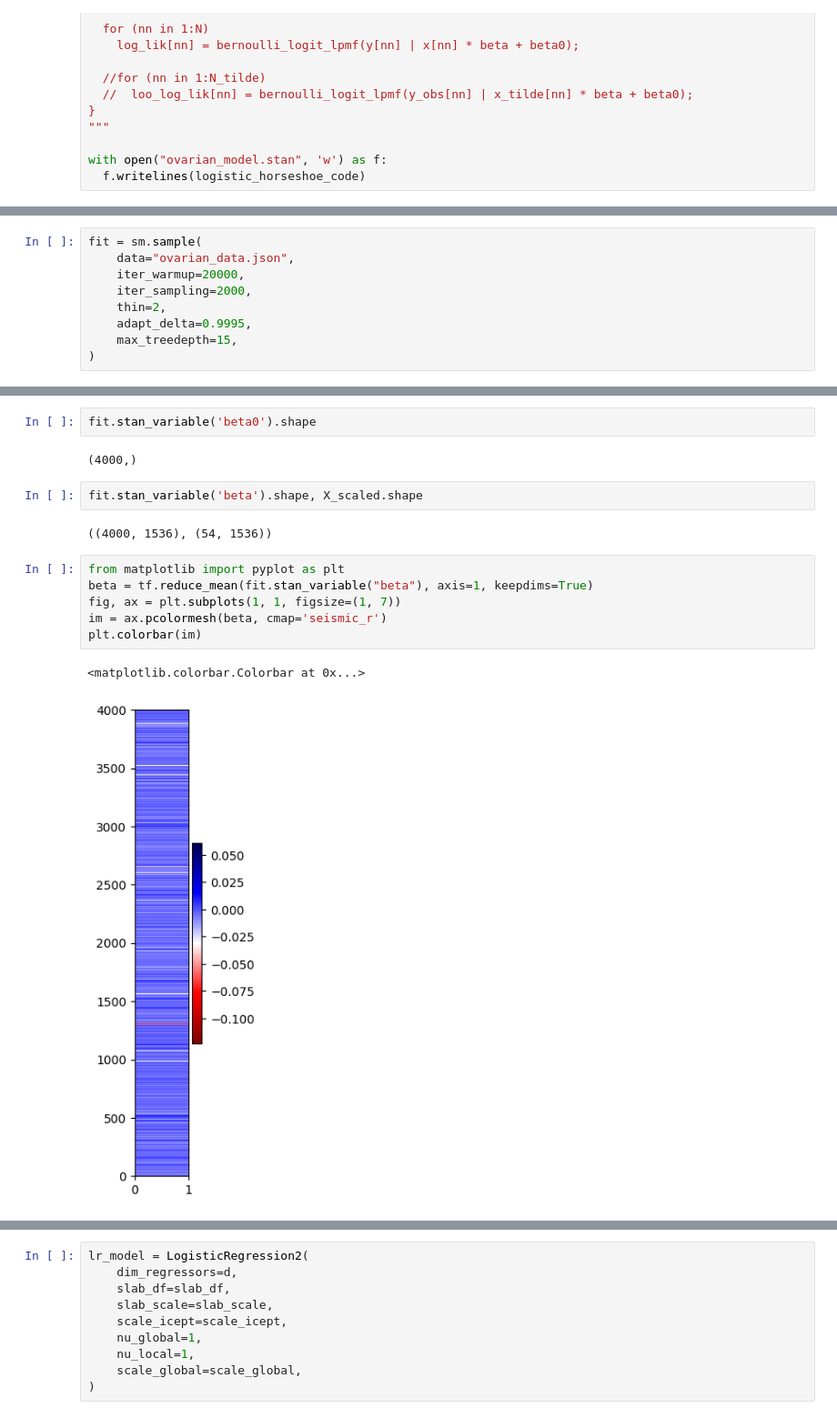
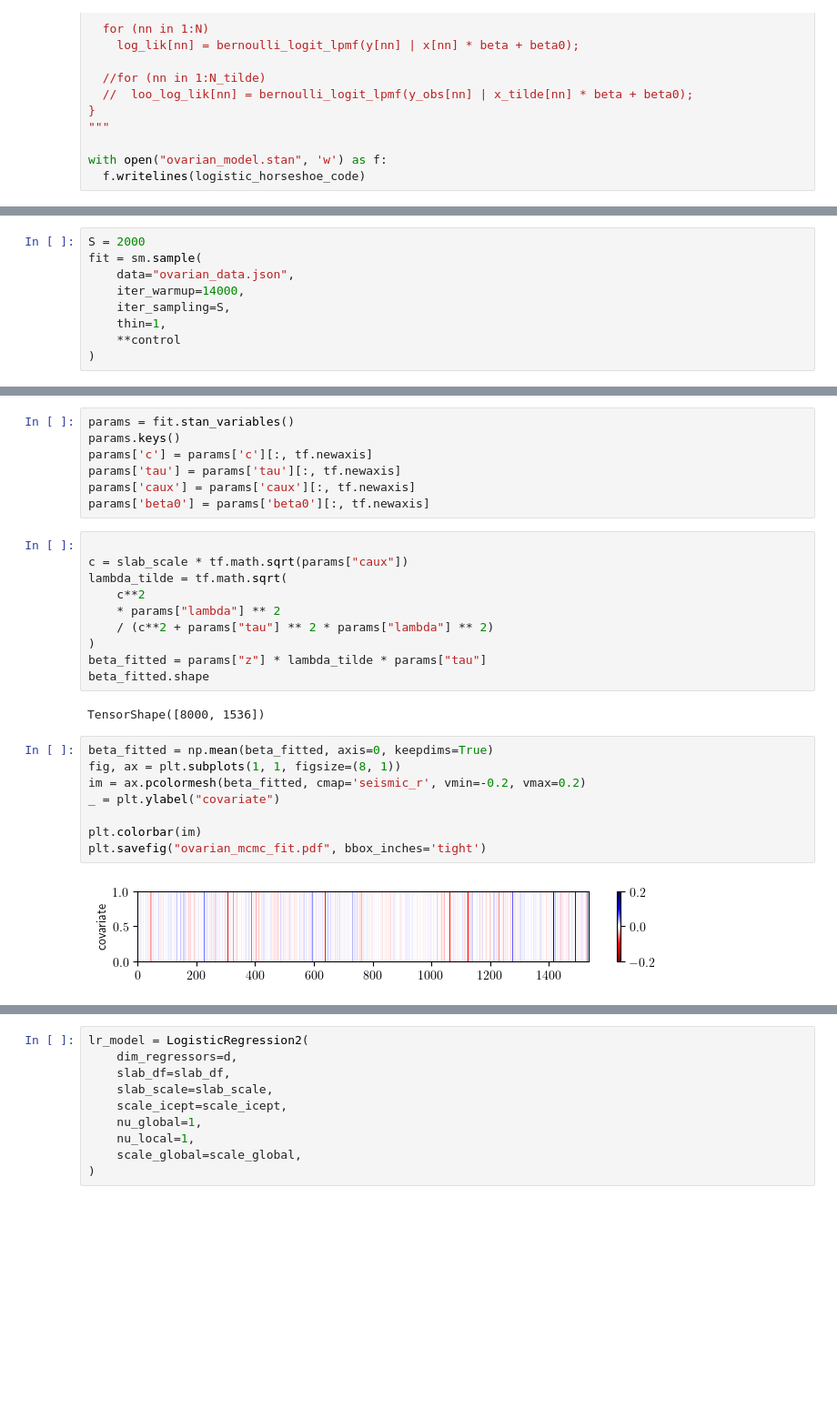
Before and after one commit to mederrata/bayesianquilts, a Jupyter notebook: notebooks/ovarian_pystan.ipynb, the cells around one changed output, grey strips where cells are left out. Shown: that part at 91% size. Drawn from its saved outputs; the diff is of its cells as text; blank space fills up the shorter version.

```diff
--- a/notebooks/ovarian_pystan.ipynb
+++ b/notebooks/ovarian_pystan.ipynb
@@ -139,10 +154,10 @@ with open("ovarian_data.json", 'w') as f:
 # %%
+S = 2000
 fit = sm.sample(
     data="ovarian_data.json",
-    iter_warmup=20000,
-    iter_sampling=2000,
-    thin=2,
-    adapt_delta=0.9995,
-    max_treedepth=15,
+    iter_warmup=14000,
+    iter_sampling=S,
+    thin=1,
+    **control
 )
 # %% [output]
@@ -209,17 +214,29 @@ fit.summary()
-# %%
-fit.stan_variable('beta0').shape
-# %% [output]
-(4000,)
-# %%
-fit.stan_variable('beta').shape, X_scaled.shape
-# %% [output]
-((4000, 1536), (54, 1536))
+# %%
+params = fit.stan_variables()
+params.keys()
+params['c'] = params['c'][:, tf.newaxis]
+params['tau'] = params['tau'][:, tf.newaxis]
+params['caux'] = params['caux'][:, tf.newaxis]
+params['beta0'] = params['beta0'][:, tf.newaxis]
+# %%
+
+c = slab_scale * tf.math.sqrt(params["caux"])
+lambda_tilde = tf.math.sqrt(
+    c**2
+    * params["lambda"] ** 2
+    / (c**2 + params["tau"] ** 2 * params["lambda"] ** 2)
+)
+beta_fitted = params["z"] * lambda_tilde * params["tau"]
+beta_fitted.shape
+# %% [output]
+TensorShape([8000, 1536])
 # %%
-from matplotlib import pyplot as plt
-beta = tf.reduce_mean(fit.stan_variable("beta"), axis=1, keepdims=True)
-fig, ax = plt.subplots(1, 1, figsize=(1, 7))
-im = ax.pcolormesh(beta, cmap='seismic_r')
+beta_fitted = np.mean(beta_fitted, axis=0, keepdims=True)
+fig, ax = plt.subplots(1, 1, figsize=(8, 1))
+im = ax.pcolormesh(beta_fitted, cmap='seismic_r', vmin=-0.2, vmax=0.2)
+_ = plt.ylabel("covariate")
+
 plt.colorbar(im)
+plt.savefig("ovarian_mcmc_fit.pdf", bbox_inches='tight')
 # %% [output]
-<matplotlib.colorbar.Colorbar at 0x...>
-[figure, old version]
+[figure, new version]
```
Also changed, not shown: parts of 39 cells of this notebook.
